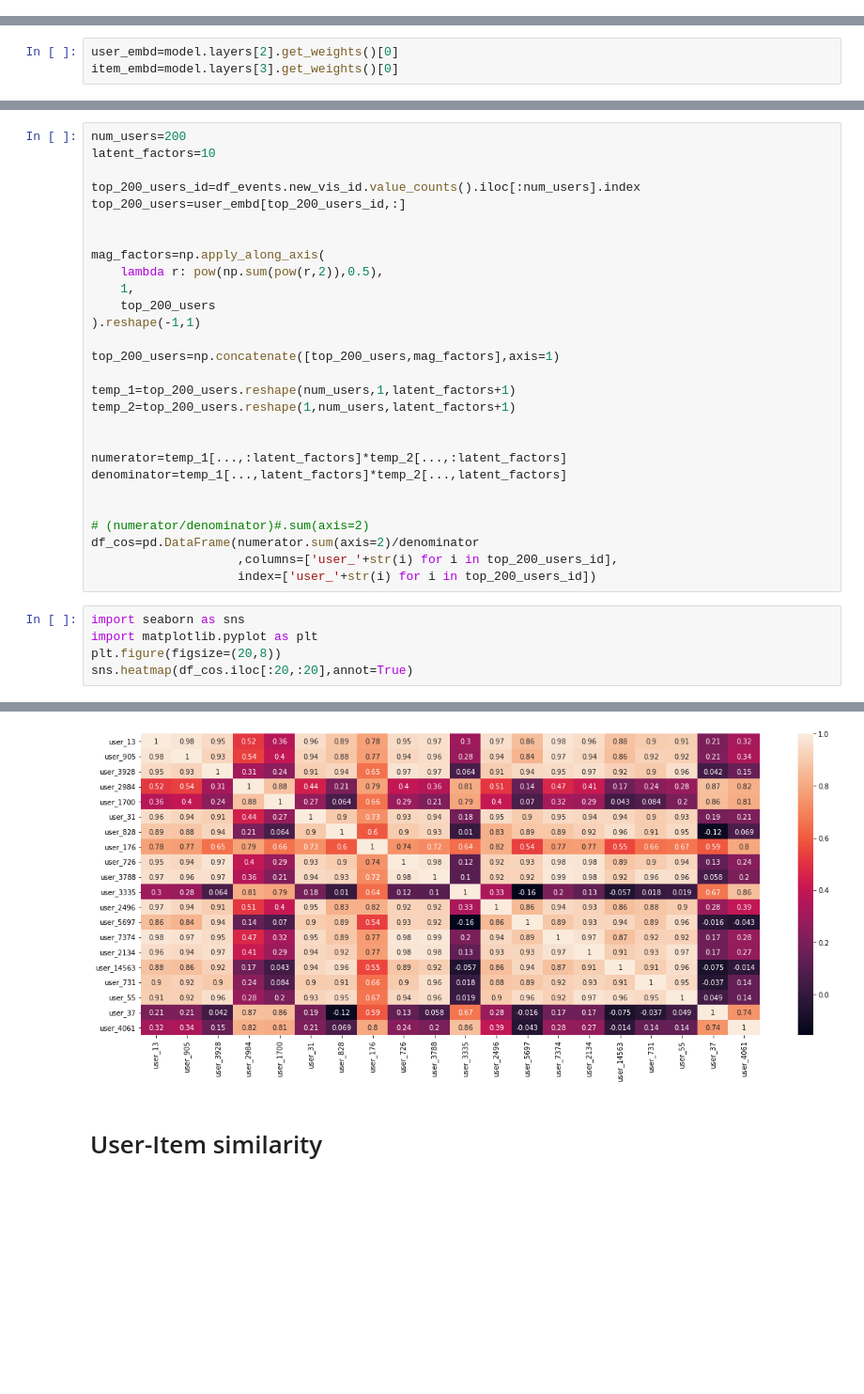
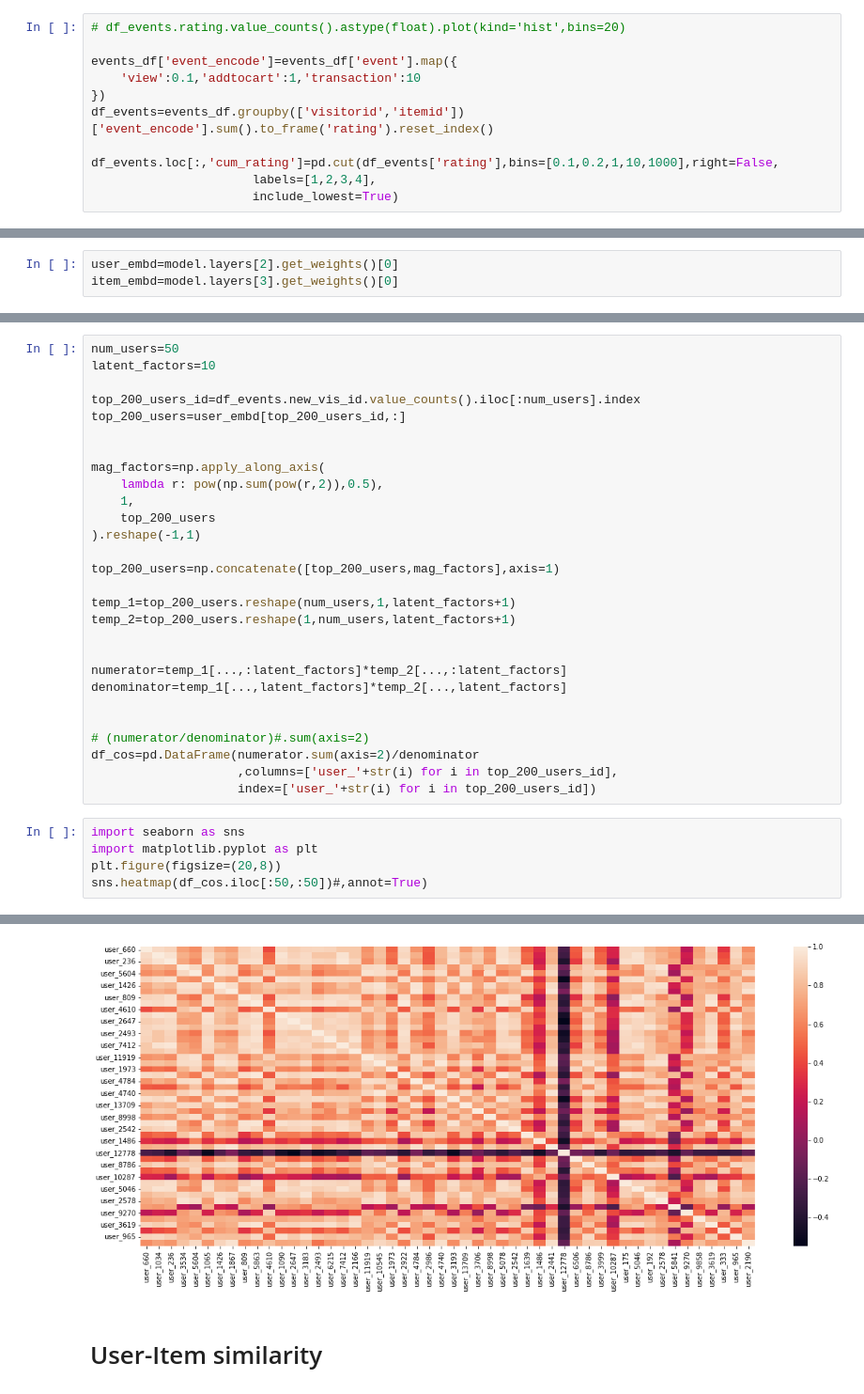
Before and after one commit to squareitall/AML_Recommendation_system, a Jupyter notebook: project_aml_exp_embedder_wts.ipynb, the cells around one changed output, grey strips where cells are left out. Shown at 94% size. Drawn from its saved outputs; the diff is of its cells as text; blank space fills up the shorter version.

Commit message:
Final_commit_0
Embedder recommendation, ven diagram representation, and Direct prediction

```diff
--- a/project_aml_exp_embedder_wts.ipynb
+++ b/project_aml_exp_embedder_wts.ipynb
@@ -88,3 +93,14 @@ df_events.describe().round()
+# %%
+# df_events.rating.value_counts().astype(float).plot(kind='hist',bins=20)
+
+events_df['event_encode']=events_df['event'].map({
+    'view':0.1,'addtocart':1,'transaction':10
+})
+df_events=events_df.groupby(['visitorid','itemid'])['event_encode'].sum().to_frame('rating').reset_index()
+
+df_events.loc[:,'cum_rating']=pd.cut(df_events['rating'],bins=[0.1,0.2,1,10,1000],right=False,
+                      labels=[1,2,3,4],
+                      include_lowest=True)
 # %%
 df_events.loc[:,'cum_rating']=pd.cut(df_events['rating'],bins=[0.1,1,10,1000],right=False,
                       labels=[1,2,3],
@@ -286,5 +351,5 @@ item_embd=model.layers[3].get_weights()[0]
 # %%
-num_users=200
+num_users=50
 latent_factors=10
 
 top_200_users_id=df_events.new_vis_id.value_counts().iloc[:num_users].index
@@ -314,10 +379,10 @@ df_cos=pd.DataFrame(numerator.sum(axis=2)/denominator
 # %%
 import seaborn as sns
 import matplotlib.pyplot as plt
 plt.figure(figsize=(20,8))
-sns.heatmap(df_cos.iloc[:20,:20],annot=True)
+sns.heatmap(df_cos.iloc[:50,:50])#,annot=True)
 # %% [output]
 <matplotlib.axes._subplots.AxesSubplot at 0x...>
-[figure, old version]
+[figure, new version]
 # %% [markdown]
 # User-Item similarity
```
Also changed, not shown: parts of 29 cells of this notebook, 1 other file.
